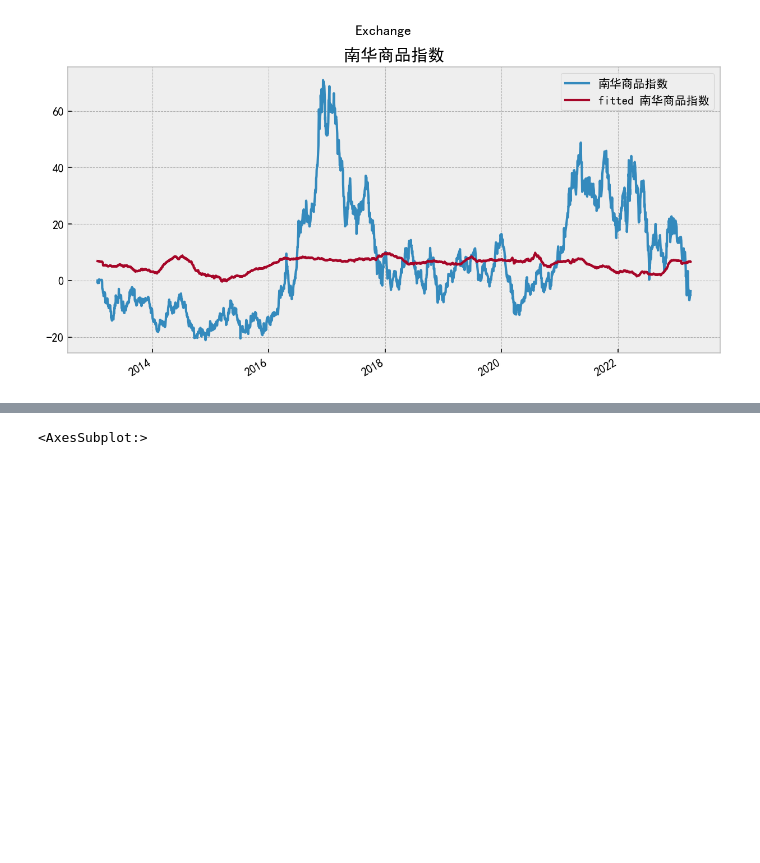
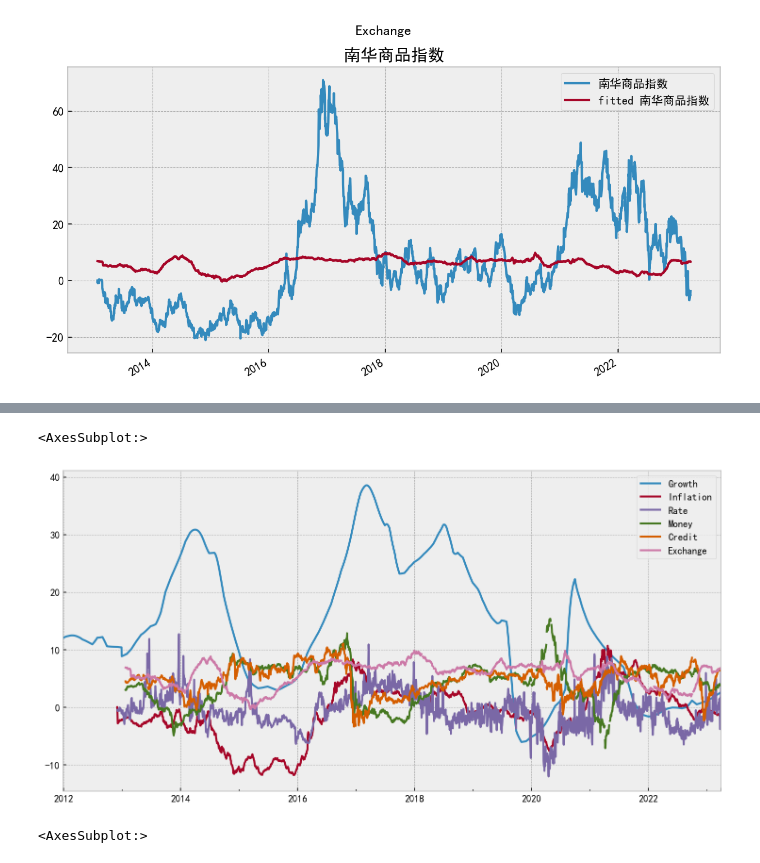
Before and after one commit to Eeeeeeger/dongfang, a Jupyter notebook: TreasuryStrategy/synethesis.ipynb, the cells around one changed output, grey strips where cells are left out. Cells and saved outputs as stored; diff of their text form; code cells hidden in the pictures; blank space fills up the shorter version.

```diff
--- a/TreasuryStrategy/synethesis.ipynb
+++ b/TreasuryStrategy/synethesis.ipynb
@@ -625,4 +625,9 @@ final.dropna()
 2476 rows × 6 columns
+# %%
+final.plot(figsize=(12,6))
+# %% [output]
+<AxesSubplot:>
+[figure, added]
 # %%
 final.dropna().to_csv('daily_macro_factor6.csv')
 # %%
```
Also changed, not shown: parts of 4 cells of this notebook.
